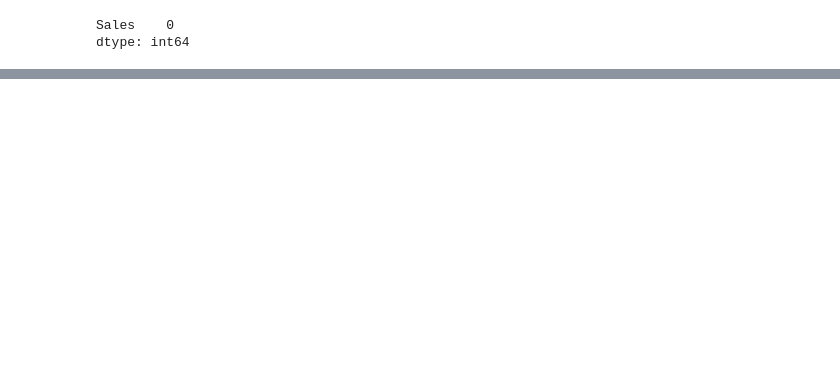
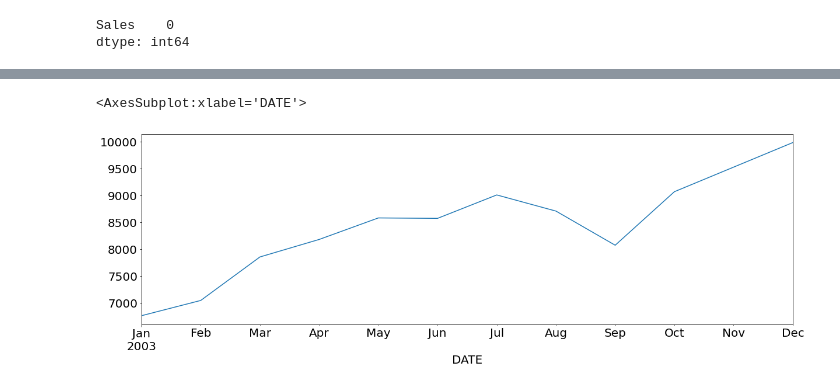
Before and after one commit to 28101991SUNNY/ML2_Unsupervised-Learning, a Jupyter notebook: 10_1_Time Series Analysis 1 .ipynb, the cells around one changed output, grey strips where cells are left out. Cells and saved outputs as stored; diff of their text form; code cells hidden in the pictures; blank space fills up the shorter version.

```diff
--- a/10_1_Time Series Analysis 1 .ipynb
+++ b/10_1_Time Series Analysis 1 .ipynb
@@ -317,0 +372,5 @@ mobile_sales["Sales"].rolling(10,center=False).mean().plot()
+# %%
+mobile_sales["Sales"][24:36].plot()
+# %% [output]
+<AxesSubplot:xlabel='DATE'>
+[figure, added]
```
Also changed, not shown: parts of 45 cells of this notebook.
